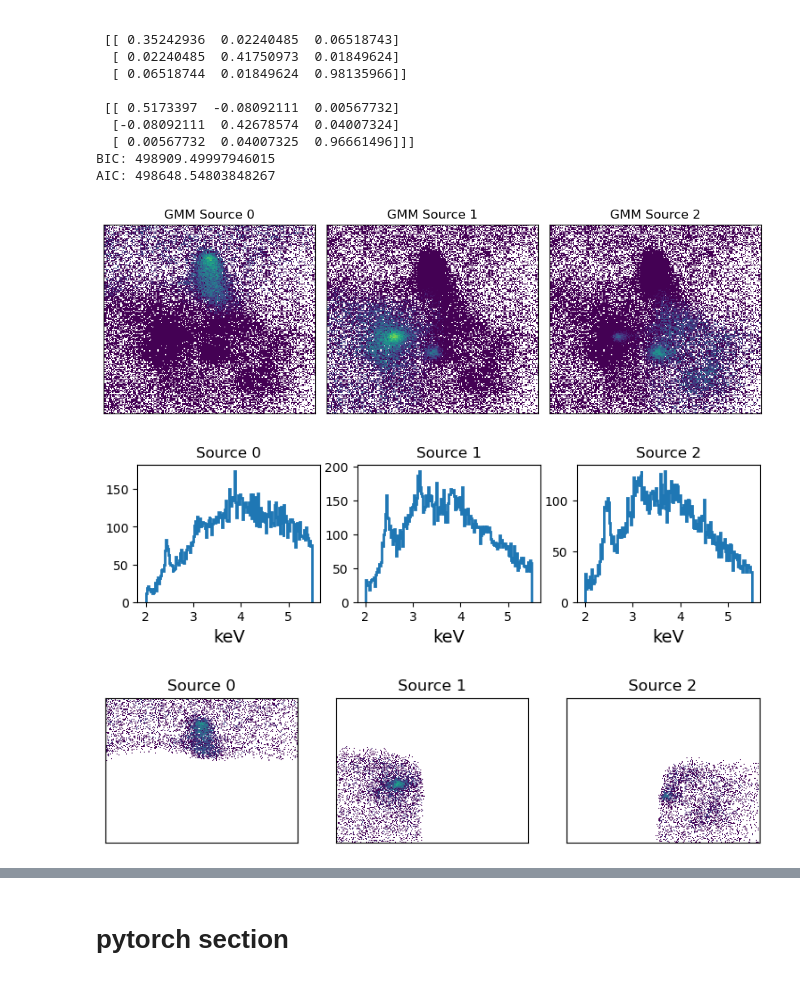
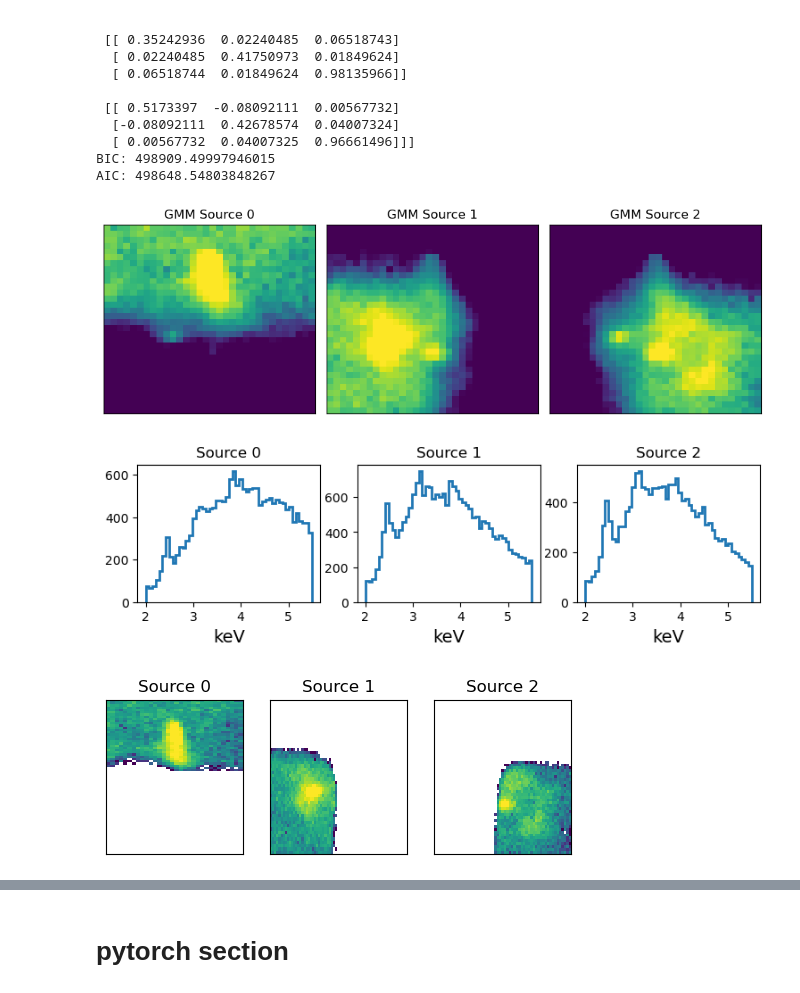
Before and after one commit to star-skelly/dogs_source_separation, a Jupyter notebook: try_pytorch.ipynb, the cells around one changed output, grey strips where cells are left out. Cells and saved outputs as stored; diff of their text form; code cells hidden in the pictures.

```diff
--- a/try_pytorch.ipynb
+++ b/try_pytorch.ipynb
@@ -123,10 +129,10 @@ for i in range(NCOMP):
 VMIN = 1.0
 VMAX = 1.e2
 
-fig = plt.figure(figsize=(3*NCOMP, 3))
+fig = plt.figure(figsize=(4*NCOMP, 3))
 for i, source in enumerate(sources):
     ax = plt.subplot(100 + 10*NCOMP + i + 1)
-    _ = ax.hist2d(source['x'], source['y'], bins=200, cmap='viridis', norm=LogNorm(vmin=VMIN, vmax=VMAX))
+    _ = ax.hist2d(source['x'], source['y'], bins=BINX, cmap='viridis', norm=LogNorm(vmin=VMIN, vmax=VMAX))
     ax.set_title(f'Source {i}')
     ax.set_xlim(XMIN, XMAX)
     ax.set_ylim(YMIN, YMAX)
@@ -138,7 +144,7 @@ for i, source in enumerate(sources):
 plt.figure(figsize=(3*NCOMP, 3))
 for i, source in enumerate(sources):
     ax = plt.subplot(100 + 10*NCOMP + i + 1)
-    _ = ax.hist(source['energy']/1.e3, bins=300, histtype='step', lw=2)
+    _ = ax.hist(source['energy']/1.e3, bins=BINE, histtype='step', lw=2)
     ax.set_title(f'Source {i}')
     ax.set_xlabel('keV', size=14)
 # %% [output]
@@ -195,7 +201,7 @@ def lp_norm(x, p=1) -> torch.Tensor:
 plt.figure(figsize=(3*NCOMP, 3))
 for i, source in enumerate(sources):
     ax = plt.subplot(100 + 10*NCOMP + i + 1)
-    _ = ax.hist(source['energy']/1.e3, bins=300, histtype='step', lw=2)
+    _ = ax.hist(source['energy']/1.e3, bins=BINE, histtype='step', lw=2)
     ax.set_title(f'Source {i}')
     ax.set_xlabel('keV', size=14)
 # %% [output]
@@ -328,7 +334,7 @@ for i in range(NCOMP):
     h = ax.hist2d(
         low_e_subset['x'],
         low_e_subset['y'],
-        bins=200,
+        bins=(BINX, BINY),
         range=[[XMIN, XMAX], [YMIN, YMAX]],
         weights=probs[:, i],
         cmap='viridis',
@@ -343,40 +349,40 @@ for i in range(NCOMP):
 
 plt.tight_layout()
 # %% [output]
-[figure, old version]
+[figure, new version]
 # %%
 plt.figure(figsize=(3*NCOMP, 2))
-spec_hist = np.zeros((NCOMP, 200))
+spec_hist = np.zeros((NCOMP, BINE))
 
 sources_gmm = []
 for i in range(NCOMP):
-    mask = probs[:, i] > 0.6
+    mask = probs[:, i] > 0.5
     sources_gmm.append(low_e_subset[mask])
 
 for i, source in enumerate(sources_gmm):
     ax = plt.subplot(100 + 10*NCOMP + i + 1)
     spec_hist[i], _ = np.histogram(
         low_e_subset['energy'],
-        bins=200,
+        bins=BINE,
         range=(EMIN, EMAX),
         weights=probs[:, i]
     )
-    _ = ax.hist(source['energy']/1.e3, bins=200, histtype='step', lw=2)
+    _ = ax.hist(source['energy']/1.e3, bins=BINE, histtype='step', lw=2)
     ax.set_title(f'Source {i}')
     ax.set_xlabel('keV', size=14)
 
-fig = plt.figure(figsize=(3*NCOMP, 2))
+fig = plt.figure(figsize=(2*NCOMP, 2))
 for i, source in enumerate(sources_gmm):
     ax = plt.subplot(100 + 10*NCOMP + i + 1)
-    _ = ax.hist2d(source['x'], source['y'], bins=200, cmap='viridis', norm=LogNorm(vmin=VMIN, vmax=VMAX))
+    _ = ax.hist2d(source['x'], source['y'], bins=(BINX, BINY), cmap='viridis', norm=LogNorm(vmin=VMIN, vmax=VMAX))
     ax.set_title(f'Source {i}')
     ax.set_xlim(XMIN, XMAX)
     ax.set_ylim(YMIN, YMAX)
     ax.xaxis.set_visible(False)
     ax.yaxis.set_visible(False)
 # %% [output]
-[figure, old version]
+[figure, new version]
-[figure, old version]
+[figure, new version]
 # %%
 # Load in blank sky
 BG_FILE = "6639_c0.fits"
```
Also changed, not shown: parts of 13 cells of this notebook, 1 other file.
